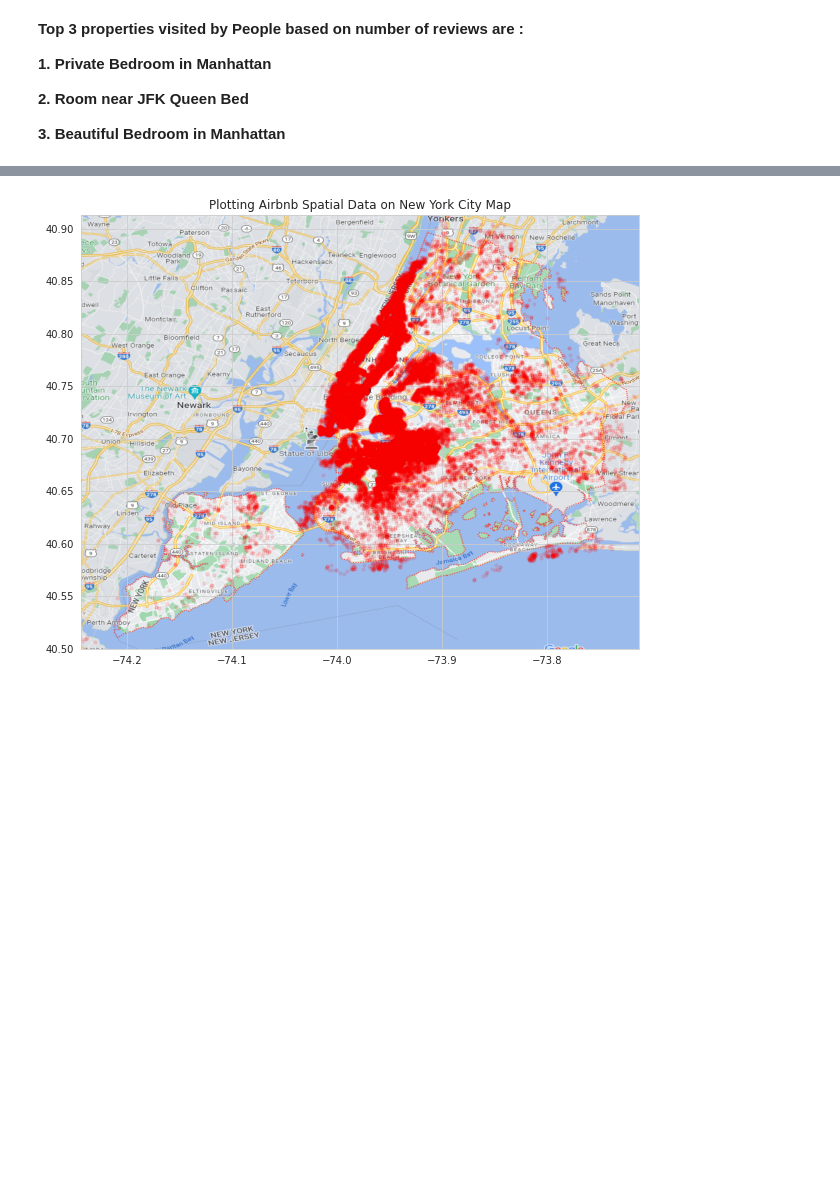
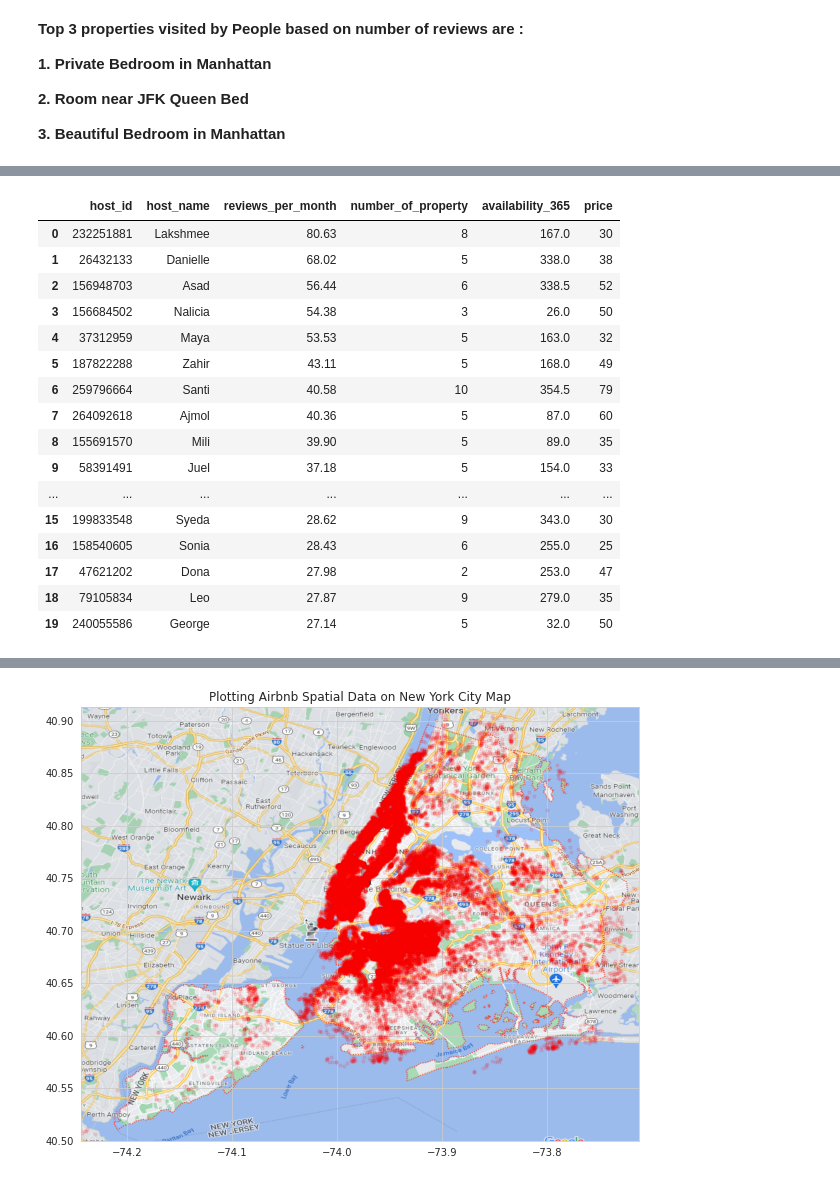
Before and after one commit to soopertramp/Capstone-1-Submission, a Jupyter notebook: AirBnb Bookings Analysis.ipynb, the cells around one changed output, grey strips where cells are left out. Saved outputs shown, nothing was run; the diff lists cells and outputs as text; code cells hidden in the pictures; blank space fills up the shorter version.

```diff
--- a/AirBnb Bookings Analysis.ipynb
+++ b/AirBnb Bookings Analysis.ipynb
@@ -469,0 +521,7 @@ plt.show()
+# %%
+booking_df1['last_review'] = pd.to_datetime(booking_df1['last_review'], errors='coerce')
+# %%
+Queens_new_df = booking_df1.copy()
+Queens_new_df['duration'] = round((Queens_new_df['number_of_reviews']/Queens_new_df['reviews_per_month']) / 12)
+Queens_new_df['possible_year_of_start'] = Queens_new_df['last_review'].dt.year - Queens_new_df['duration']
+Queens_new_df['possible_year_of_start'] = pd.to_datetime(Queens_new_df['possible_year_of_start'], format = '%Y').dt.year
@@ -469,0 +562,21 @@ plt.show()
+# %%
+busiest_host = Queens_new_df.loc[Queens_new_df.neighbourhood_group=='Queens',['host_id','host_name','number_of_property','reviews_per_month','availability_365','price']].groupby(['host_id','host_name']).agg({'reviews_per_month':'sum','number_of_property':'count','availability_365':'median','price':'min'}).sort_values(by=['reviews_per_month','number_of_property','availability_365'],ascending=[False,False,False]).reset_index()[:20]
+busiest_host
+# %% [output]
+|  | host_id | host_name | reviews_per_month | number_of_property | availability_365 | price |
+| 0 | 232251881 | Lakshmee | 80.63 | 8 | 167.0 | 30 |
+| 1 | 26432133 | Danielle | 68.02 | 5 | 338.0 | 38 |
+| 2 | 156948703 | Asad | 56.44 | 6 | 338.5 | 52 |
+| 3 | 156684502 | Nalicia | 54.38 | 3 | 26.0 | 50 |
+| 4 | 37312959 | Maya | 53.53 | 5 | 163.0 | 32 |
+| 5 | 187822288 | Zahir | 43.11 | 5 | 168.0 | 49 |
+| 6 | 259796664 | Santi | 40.58 | 10 | 354.5 | 79 |
+| 7 | 264092618 | Ajmol | 40.36 | 5 | 87.0 | 60 |
+| 8 | 155691570 | Mili | 39.90 | 5 | 89.0 | 35 |
+| 9 | 58391491 | Juel | 37.18 | 5 | 154.0 | 33 |
+| ... | ... | ... | ... | ... | ... | ... |
+| 15 | 199833548 | Syeda | 28.62 | 9 | 343.0 | 30 |
+| 16 | 158540605 | Sonia | 28.43 | 6 | 255.0 | 25 |
+| 17 | 47621202 | Dona | 27.98 | 2 | 253.0 | 47 |
+| 18 | 79105834 | Leo | 27.87 | 9 | 279.0 | 35 |
+| 19 | 240055586 | George | 27.14 | 5 | 32.0 | 50 |
```
Also changed, not shown: parts of 16 cells of this notebook.
